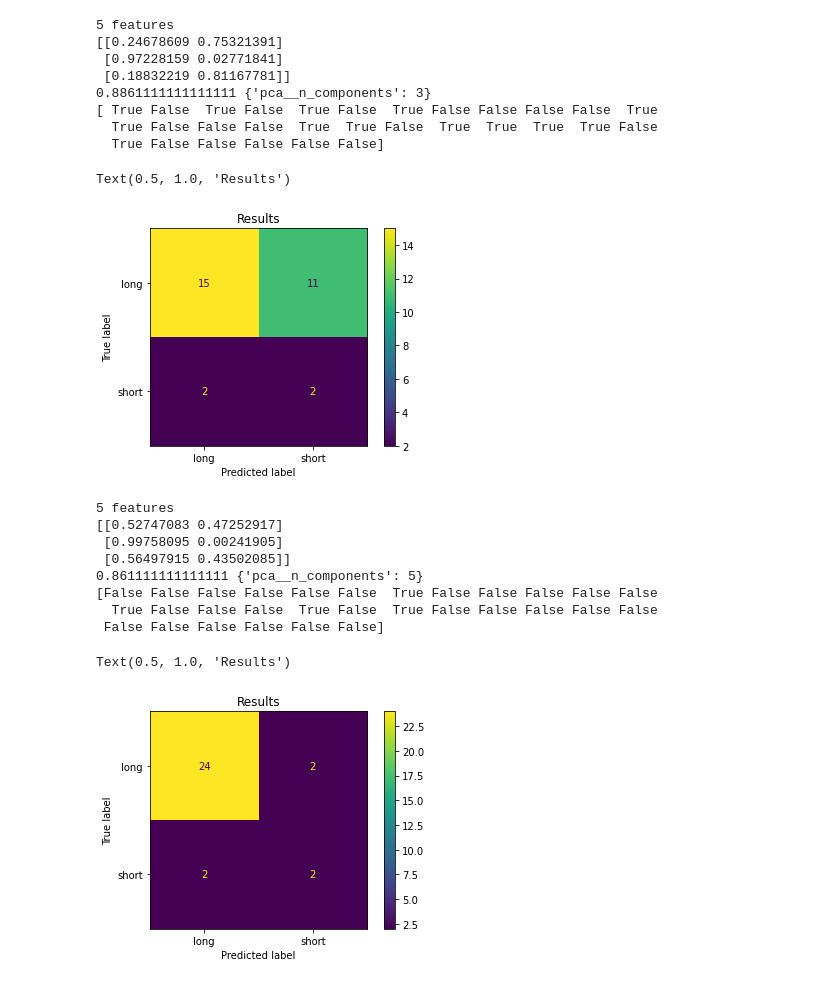
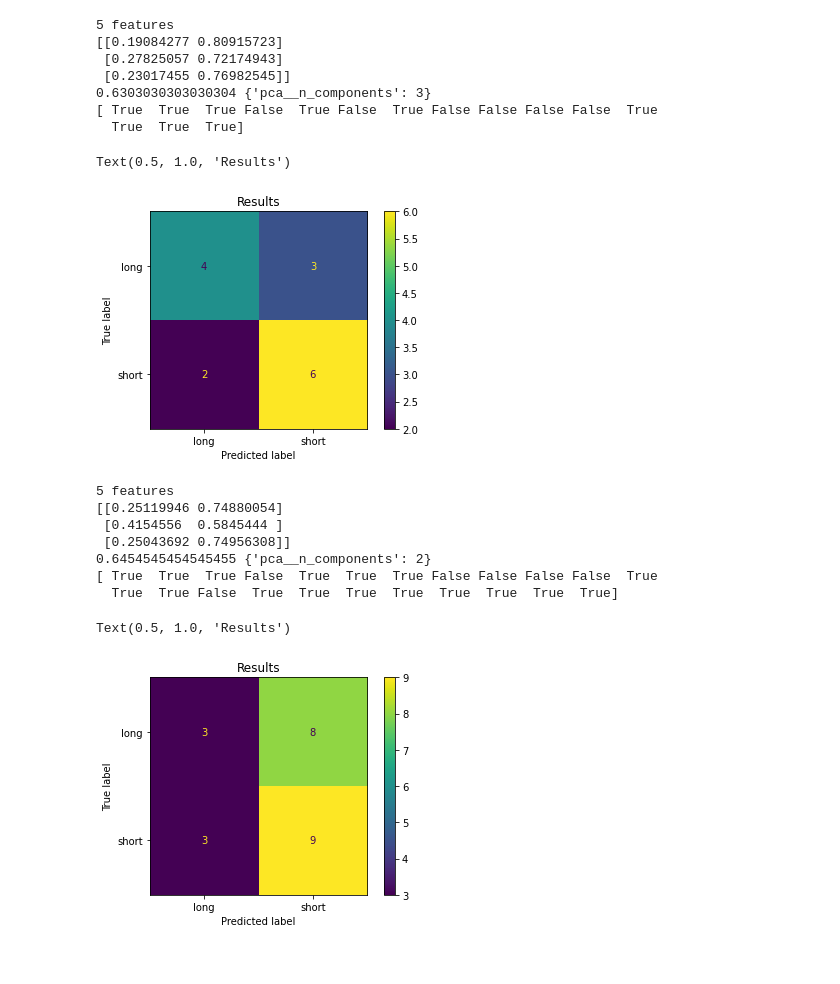
Before and after one commit to CVAPR-sek-7/CVaPR_proj, a Jupyter notebook: NaiveBayes.ipynb, the cells around one changed output. Cells and saved outputs as stored; diff of their text form; code cells hidden in the pictures.

Commit message:
after median + tunning

```diff
--- a/NaiveBayes.ipynb
+++ b/NaiveBayes.ipynb
@@ -22,7 +22,7 @@ radiomic_features_df = pd.read_table('Data\clinical_radiomics.tsv')
 #Clean up
 radiomic_features_df = radiomic_features_df[radiomic_features_df.OS_cens == '0']
 
-radiomic_features_df["OS_result"] = radiomic_features_df["OS"] > 2.15 if 'long' else 'short'
+radiomic_features_df["OS_result"] = radiomic_features_df["OS"] > radiomic_features_df["OS"].median() if 'long' else 'short'
 radiomic_features_df = radiomic_features_df.drop(columns=["Image","Mask","type","CT_drugs","Treatment", "intent", "Metastasis_location",
                                                           "diagnostics_Versions_PyRadiomics","diagnostics_Versions_Numpy",
                                                           "diagnostics_Versions_SimpleITK","diagnostics_Versions_PyWavelet",
@@ -43,7 +43,7 @@ X.drop('sex', axis=1, inplace=True)
 std_slc = StandardScaler()
 
 y = np.ravel(y)
-bestfeatures = SelectKBest(score_func=mutual_info_classif, k=15)
+bestfeatures = SelectKBest(score_func=f_classif, k=15)
 fit = bestfeatures.fit(X,y)
 dfscores = pd.DataFrame(fit.scores_)
 dfcolumns = pd.DataFrame(X.columns)
@@ -101,7 +101,7 @@ from sklearn.metrics import ConfusionMatrixDisplay
 import numpy as np
 
 print("\n5 features")
-X_train, X_test, y_train, y_test = train_test_split(five_first_features, y, test_size=0.4, random_state=0)
+X_train, X_test, y_train, y_test = train_test_split(five_first_features, y, test_size=0.2, random_state=0)
 pca = PCA()
 std_slc = StandardScaler()
 model = GaussianNB()  #  Naive Bayes crng
@@ -109,7 +109,7 @@ pipe = Pipeline(steps=[('std_slc', std_slc),
                        ('pca', pca),
                        ('naive_bayes', model)])  # naive bayes crng
 
-cv = KFold(n_splits=10, shuffle=True)
+cv = KFold(n_splits=4, shuffle=True)
 
 n_components = list(range(1, X.shape[1] + 1, 1))
 parameters = dict(pca__n_components=n_components)
@@ -130,15 +130,14 @@ disp = ConfusionMatrixDisplay.from_predictions(
 disp.ax_.set_title("Results")
 # %% [output]
 5 features
-[[0.24678609 0.75321391]
- [0.97228159 0.02771841]
- [0.18832219 0.81167781]]
-0.8861111111111111 {'pca__n_components': 3}
-[ True False  True False  True False  True False False False False  True
-  True False False False  True  True False  True  True  True  True False
-  True False False False False False]
+[[0.19084277 0.80915723]
+ [0.27825057 0.72174943]
+ [0.23017455 0.76982545]]
+0.6303030303030304 {'pca__n_components': 3}
+[ True  True  True False  True False  True False False False False  True
+  True  True  True]
 Text(0.5, 1.0, 'Results')
-[figure, old version]
+[figure, new version]
 # %%
 from sklearn.naive_bayes import GaussianNB
 from sklearn.model_selection import train_test_split, KFold, GridSearchCV
@@ -149,44 +148,43 @@ from sklearn.metrics import ConfusionMatrixDisplay
 import numpy as np
 
 print("\n5 features")
-X_train, X_test, y_train, y_test = train_test_split(five_ten_features, y, test_size=0.4, random_state=0)
+X_train, X_test, y_train, y_test = train_test_split(five_ten_features, y, test_size=0.3, random_state=0)
 pca = PCA()
 std_slc = StandardScaler()
 model = GaussianNB()  #  Naive Bayes crng
 pipe = Pipeline(steps=[('std_slc', std_slc),
                        ('pca', pca),
                        ('naive_bayes', model)])  # naive bayes crng
 
-cv = KFold(n_splits=10, shuffle=True)
+cv = KFold(n_splits=4, shuffle=True)
 
 n_components = list(range(1, X.shape[1] + 1, 1))
 parameters = dict(pca__n_components=n_components)
 
 grid_search = GridSearchCV(pipe, parameters)
 
 grid_search.fit(X_train, y_train)
 predicted_probs = grid_search.predict_proba(X_test)
 print(predicted_probs[0:3])
 print(grid_search.best_score_, grid_search.best_params_)
 y_pred = grid_search.predict(X_test)
 print(y_pred)
 print('\n')
 
 disp = ConfusionMatrixDisplay.from_predictions(
     y_test, y_pred, display_labels=["long", "short"]
 )
 disp.ax_.set_title("Results")
 # %% [output]
 5 features
-[[0.52747083 0.47252917]
- [0.99758095 0.00241905]
- [0.56497915 0.43502085]]
-0.861111111111111 {'pca__n_components': 5}
-[False False False False False False  True False False False False False
-  True False False False  True False  True False False False False False
- False False False False False False]
+[[0.25119946 0.74880054]
+ [0.4154556  0.5845444 ]
+ [0.25043692 0.74956308]]
+0.6454545454545455 {'pca__n_components': 2}
+[ True  True  True False  True  True  True False False False False  True
+  True  True False  True  True  True  True  True  True  True  True]
 Text(0.5, 1.0, 'Results')
-[figure, old version]
+[figure, new version]
 # %%
 from sklearn.naive_bayes import GaussianNB
 from sklearn.model_selection import train_test_split, KFold, GridSearchCV
```
Also changed, not shown: parts of 4 cells of this notebook, 2 other files.
